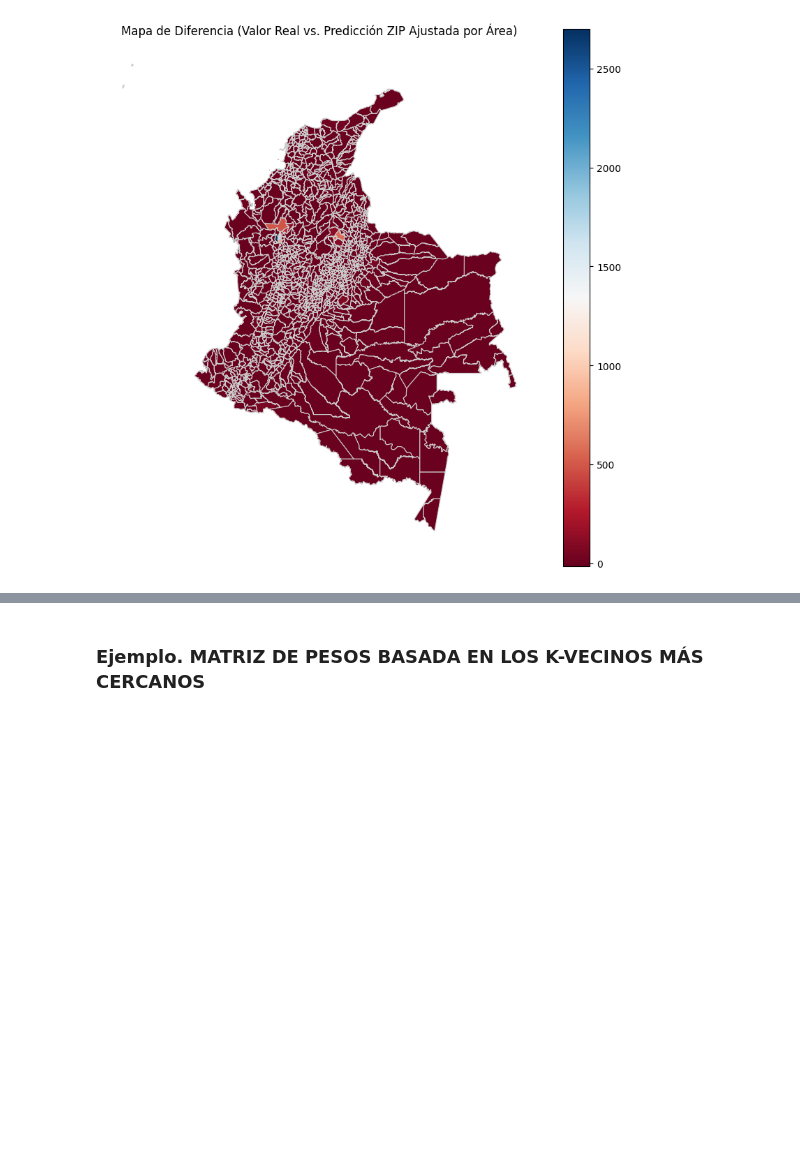
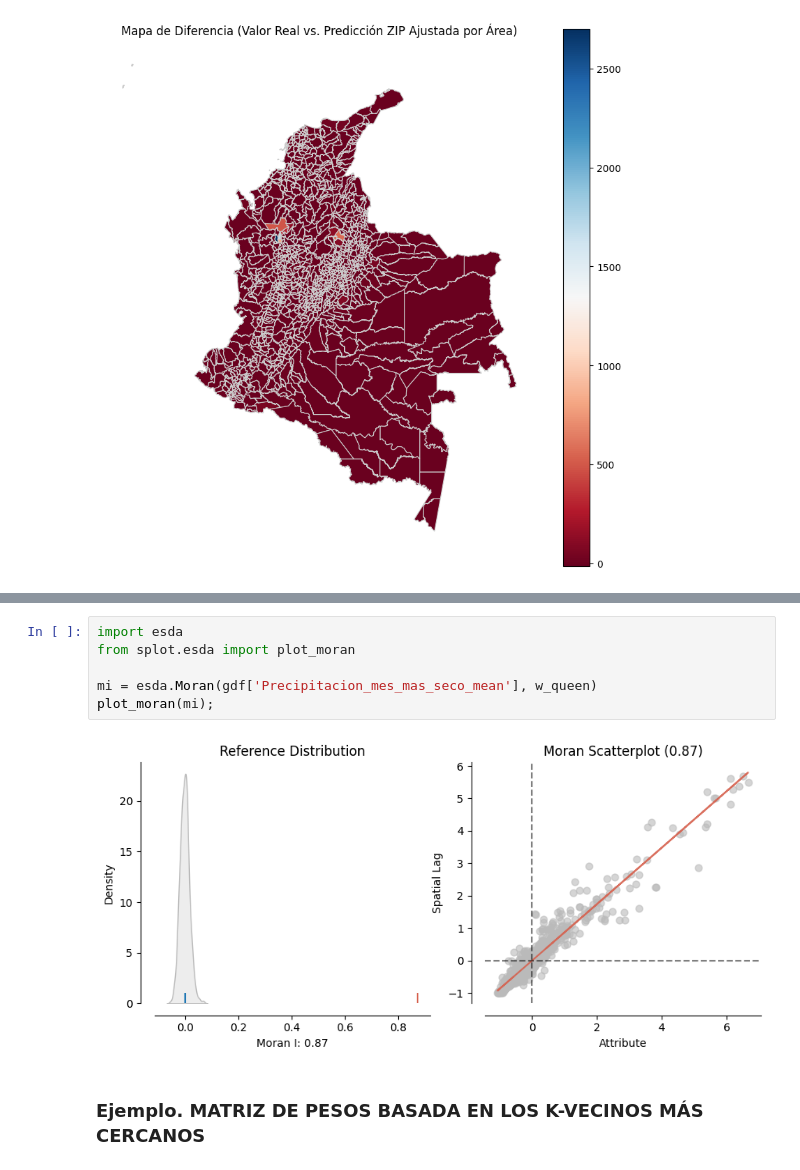
Before and after one commit to ValentinaCardona/GeoAnalysis_2025, a Jupyter notebook: Analysis_python_notebooks/ArealesAnalysis_Municipios.ipynb, the cells around one changed output, grey strips where cells are left out. Saved outputs shown, nothing was run; the diff lists cells and outputs as text; blank space fills up the shorter version.

```diff
--- a/Analysis_python_notebooks/ArealesAnalysis_Municipios.ipynb
+++ b/Analysis_python_notebooks/ArealesAnalysis_Municipios.ipynb
@@ -463,3 +535,11 @@ plt.show()
+# %%
+import esda
+from splot.esda import plot_moran
+
+mi = esda.Moran(gdf['Precipitacion_mes_mas_seco_mean'], w_queen)
+plot_moran(mi);
+# %% [output]
+[figure, added]
 # %% [markdown]
 ### Ejemplo. MATRIZ DE PESOS BASADA EN LOS K-VECINOS MÁS CERCANOS
 # %%
```
Also changed, not shown: parts of 16 cells of this notebook, 1 other file.
